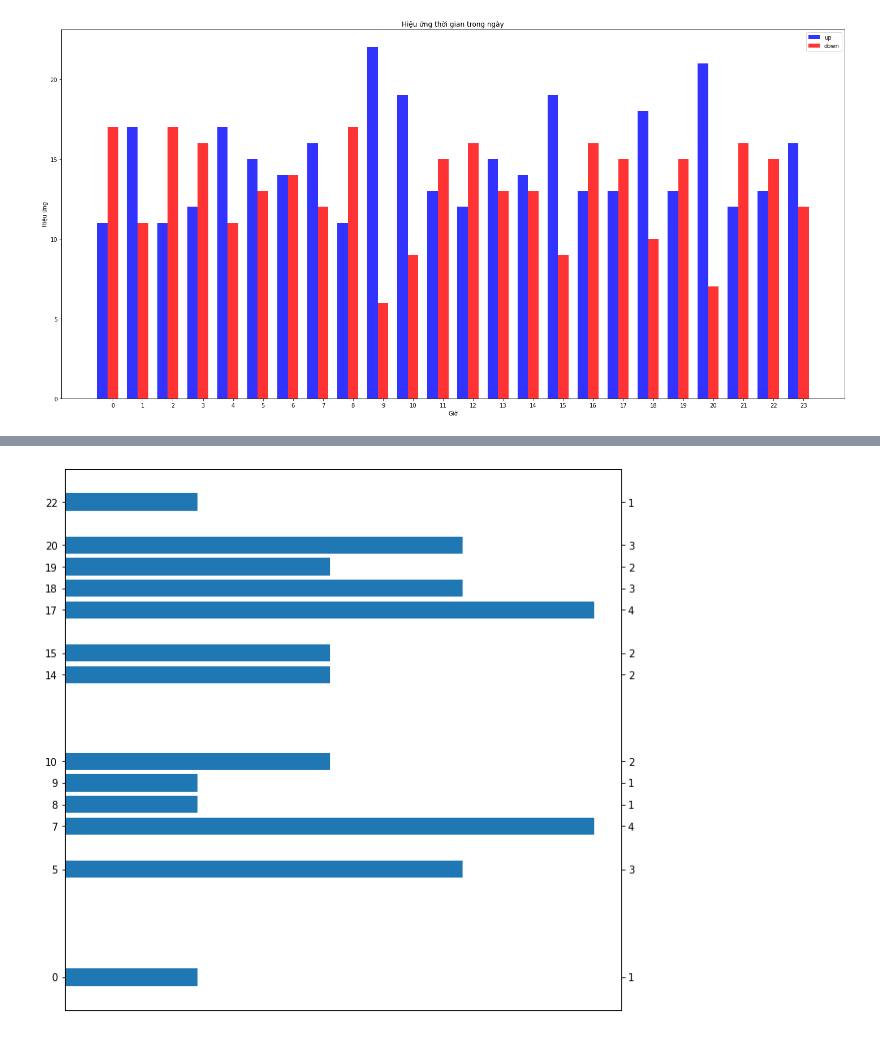
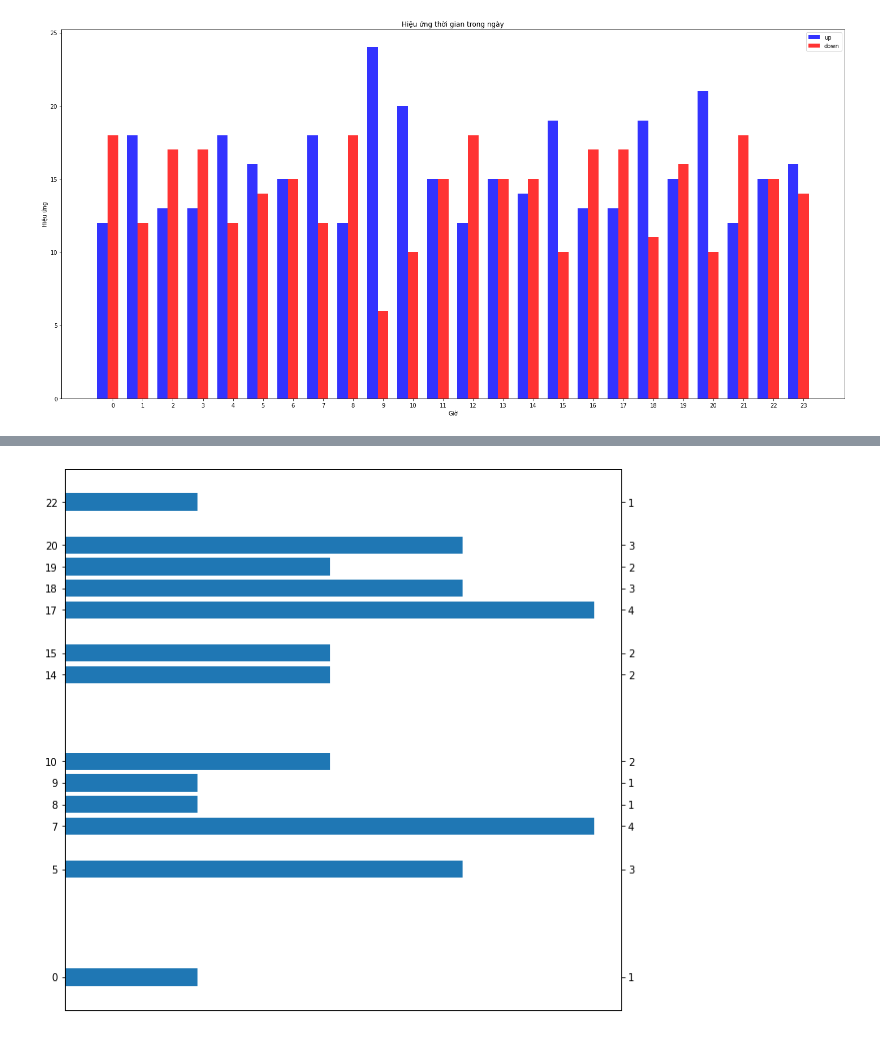
Before and after one commit to bachpx195/the_big_trade, a Jupyter notebook: TheBigTrade/HighestHourInDay.ipynb, the cells around one changed output, grey strips where cells are left out. Cells and saved outputs as stored; diff of their text form; code cells hidden in the pictures.

```diff
--- a/TheBigTrade/HighestHourInDay.ipynb
+++ b/TheBigTrade/HighestHourInDay.ipynb
@@ -11,7 +11,7 @@ import numpy as np
 
 merchandise_rate = MerchandiseRate()
 merchandise_rate_id = merchandise_rate.find_by_slug('LTCUSDT')
-candlestick = Candlestick(merchandise_rate_id, 'hour', 24*28, "DESC")
+candlestick = Candlestick(merchandise_rate_id, 'hour', 24*30, "DESC")
 
 data_prices = candlestick.to_df()
 
@@ -55,11 +55,13 @@ y = ()
 
 for i in np.arange(24):
     data_prices_x = data_prices[data_prices['hour'] == i]
-    print(f"Giờ {i}")
-    print("________________________________")
-    print(data_prices_x[data_prices_x['type'] == 'up']['hour_return'].describe())
-    print("+++")
-    print(data_prices_x[data_prices_x['type'] == 'down']['hour_return'].describe())
+    # print(f"Giờ {i}")
+    # print("________________________________")
+    # print(data_prices_x[data_prices_x['type'] == 'up']['hour_return'].describe())
+    # print("+++")
+    # print(data_prices_x[data_prices_x['type'] == 'down']['hour_return'].describe())
+    # data_prices[data_prices['hour'] == i]['hour_return'].plot(figsize=[20,10], legend=True, linestyle='--', marker='o')
+
 
     number_up = len(data_prices_x[data_prices_x['type'] == 'up'])
     number_down = len(data_prices_x[data_prices_x['type'] == 'down'])
@@ -105 +107 @@ Name: hour_return, dtype: float64
-[figure, old version]
+[figure, new version]
```
Also changed, not shown: parts of 3 cells of this notebook.
